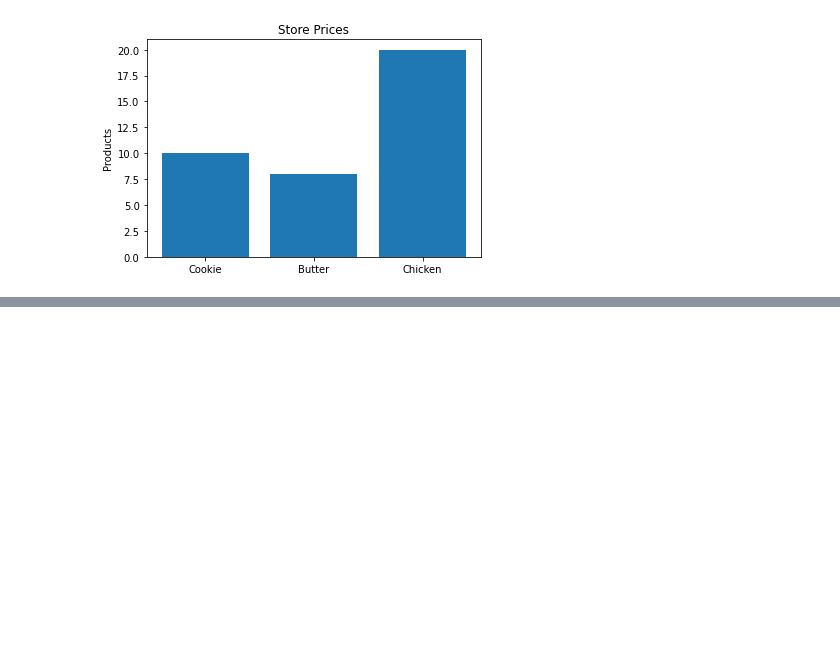
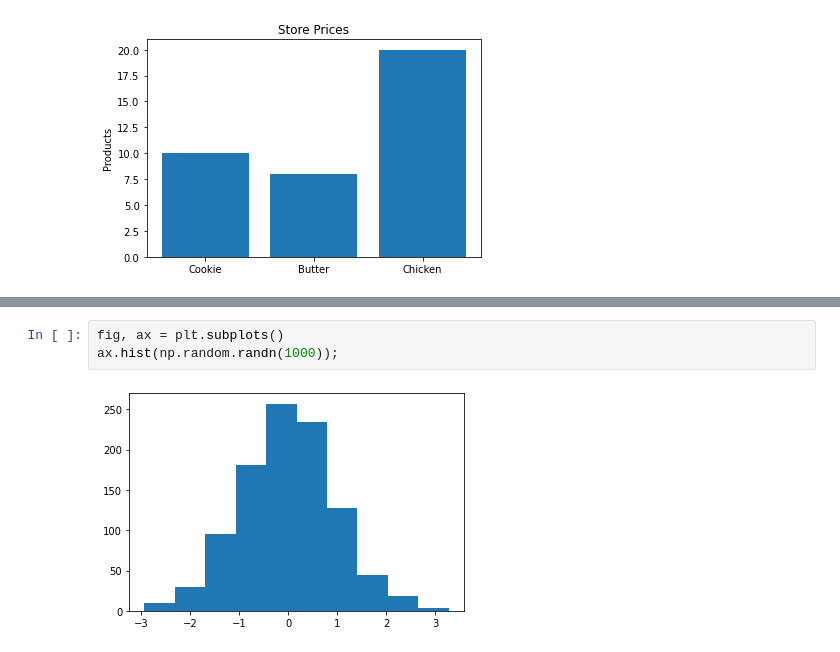
Before and after one commit to Ammar-Raneez/ML_Learning_ZTM, a Jupyter notebook: matplotlib-analysis.ipynb, the cells around one changed output, grey strips where cells are left out. Drawn from its saved outputs; the diff is of its cells as text; blank space fills up the shorter version.

```diff
--- a/matplotlib-analysis.ipynb
+++ b/matplotlib-analysis.ipynb
@@ -87,0 +93,5 @@ ax.bar(prices.keys(), prices.values());
+# %%
+fig, ax = plt.subplots()
+ax.hist(np.random.randn(1000));
+# %% [output]
+[figure, added]
```
Also changed, not shown: parts of 3 cells of this notebook.
